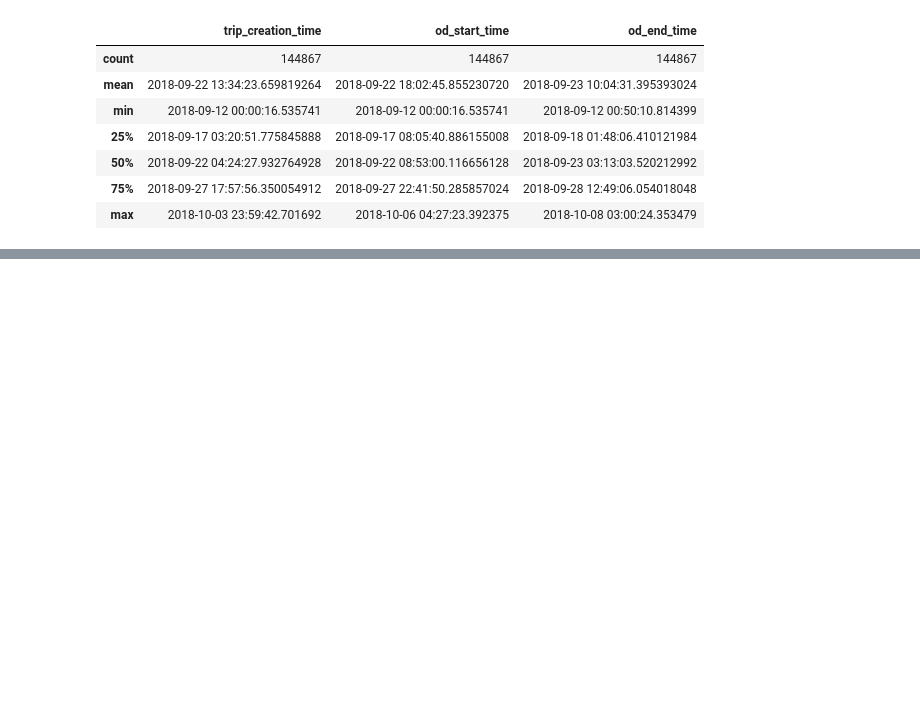
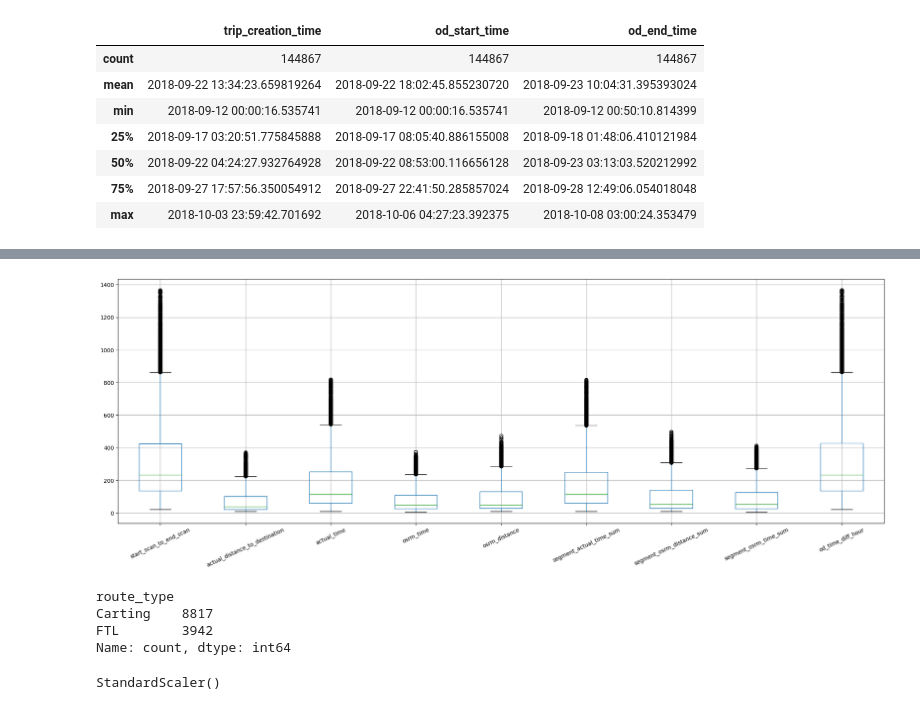
Before and after one commit to varuntyagi-i/delhivery, a Jupyter notebook: notebook1.ipynb, the cells around one changed output, grey strips where cells are left out. Cells and saved outputs as stored; diff of their text form; code cells hidden in the pictures; blank space fills up the shorter version.

```diff
--- a/notebook1.ipynb
+++ b/notebook1.ipynb
@@ -114,0 +441,8 @@ df.describe(include="datetime")
+# %%
+Q1 = trip[num_cols].quantile(0.25)
+Q3 = trip[num_cols].quantile(0.75)
+
+IQR = Q3 - Q1
+# %%
+trip = trip[~((trip[num_cols] < (Q1 - 1.5 * IQR)) | (trip[num_cols] > (Q3 + 1.5 * IQR))).any(axis=1)]
+trip = trip.reset_index(drop=True)
@@ -114,0 +469,12 @@ df.describe(include="datetime")
+# %%
+trip[num_cols].boxplot(rot=25, figsize=(25,8))
+plt.show()
+# %% [output]
+[figure, added]
+# %%
+trip["route_type"].value_counts()
+# %% [output]
+route_type
+Carting    8817
+FTL        3942
+Name: count, dtype: int64
@@ -114,0 +485,5 @@ df.describe(include="datetime")
+# %%
+scaler = StandardScaler()
+scaler.fit(trip[num_cols])
+# %% [output]
+StandardScaler()
```
Also changed, not shown: parts of 46 cells of this notebook, 1 other file.
